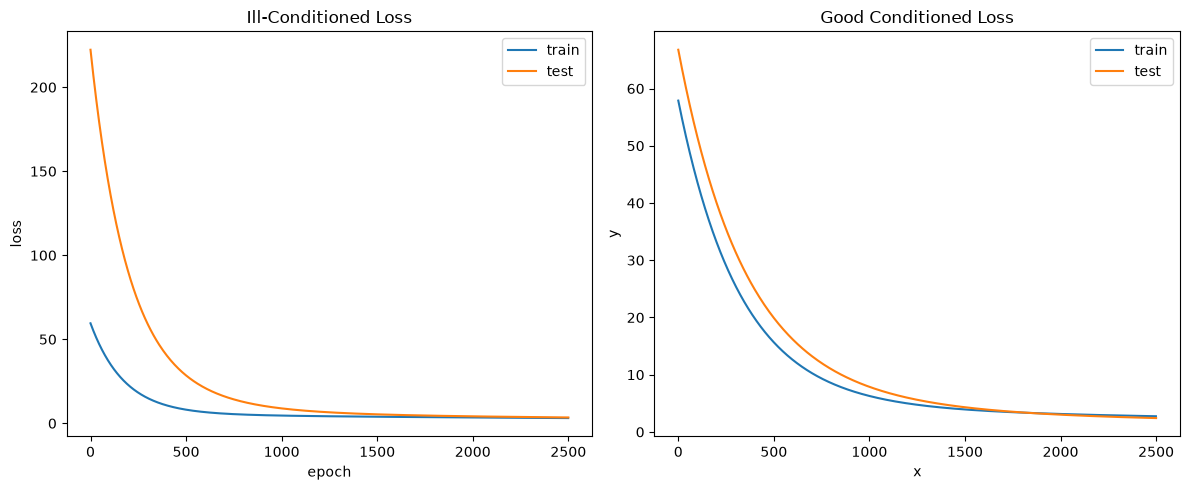
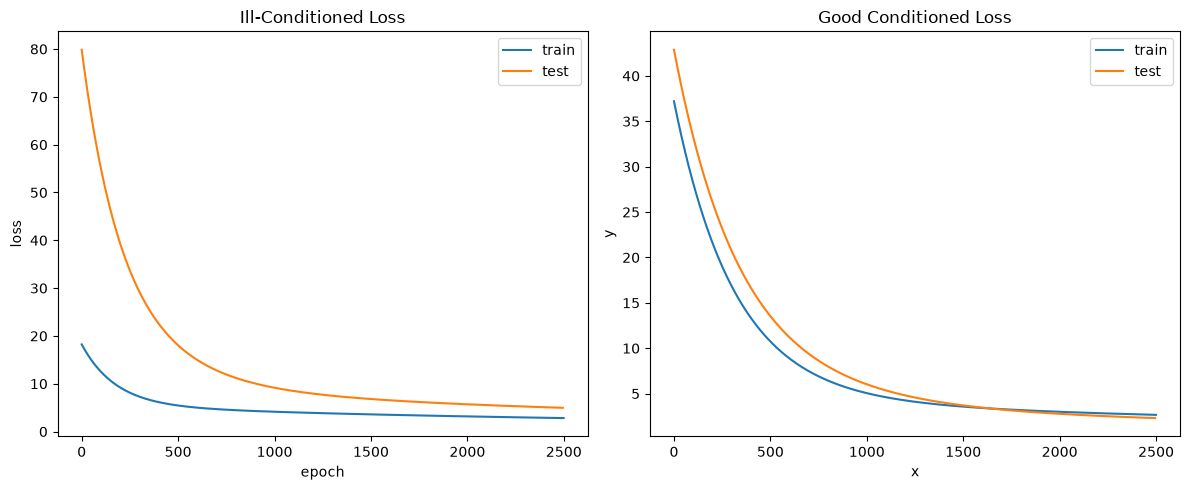
Unified diff of the notebook cell whose output changed from the first chart to the second:
--- before
+++ after
@@ -7,6 +7,6 @@
 
 # Loss section
-ax_loss_ill.plot(list(range(EPOCHS)), train_losses_ill, label="train")
-ax_loss_ill.plot(list(range(0, EPOCHS+1, TEST_STEP)), test_losses_ill, label="test")
+ax_loss_ill.plot(list(range(EPOCHS)), trainer_ill.train_loss, label="train")
+ax_loss_ill.plot(list(range(0, EPOCHS, EVAL_STEP)), trainer_ill.eval_loss, label="test")
 ax_loss_ill.set_title("Ill-Conditioned Loss")
 ax_loss_ill.set_xlabel("epoch")
@@ -15,6 +15,6 @@
 
 # Result section (the regression)
-ax_loss_well.plot(list(range(EPOCHS)), train_losses_well, label='train')
-ax_loss_well.plot(list(range(0, EPOCHS+1, TEST_STEP)), test_losses_well, label='test')
+ax_loss_well.plot(list(range(EPOCHS)), trainer_well.train_loss, label='train')
+ax_loss_well.plot(list(range(0, EPOCHS, EVAL_STEP)), trainer_well.eval_loss, label='test')
 ax_loss_well.set_title("Good Conditioned Loss")
 ax_loss_well.set_xlabel("x")

Commit: integrated Trainer over ill-cond example